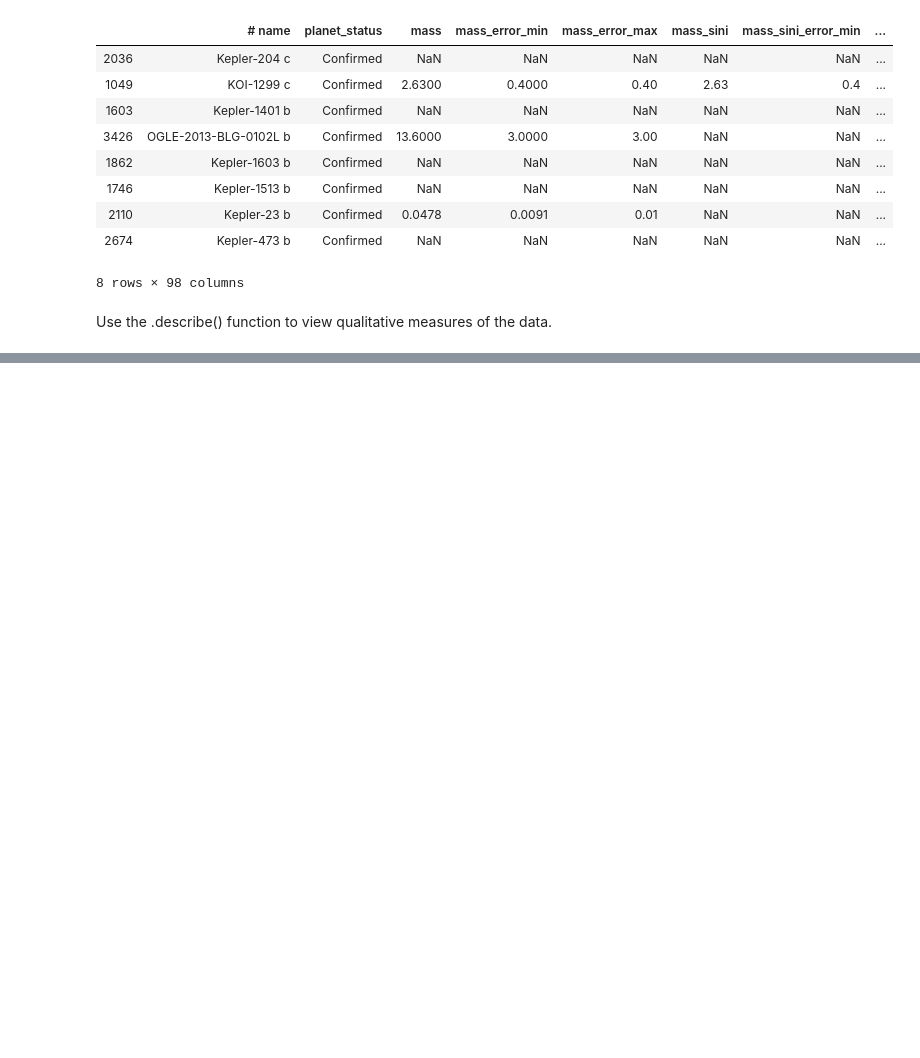
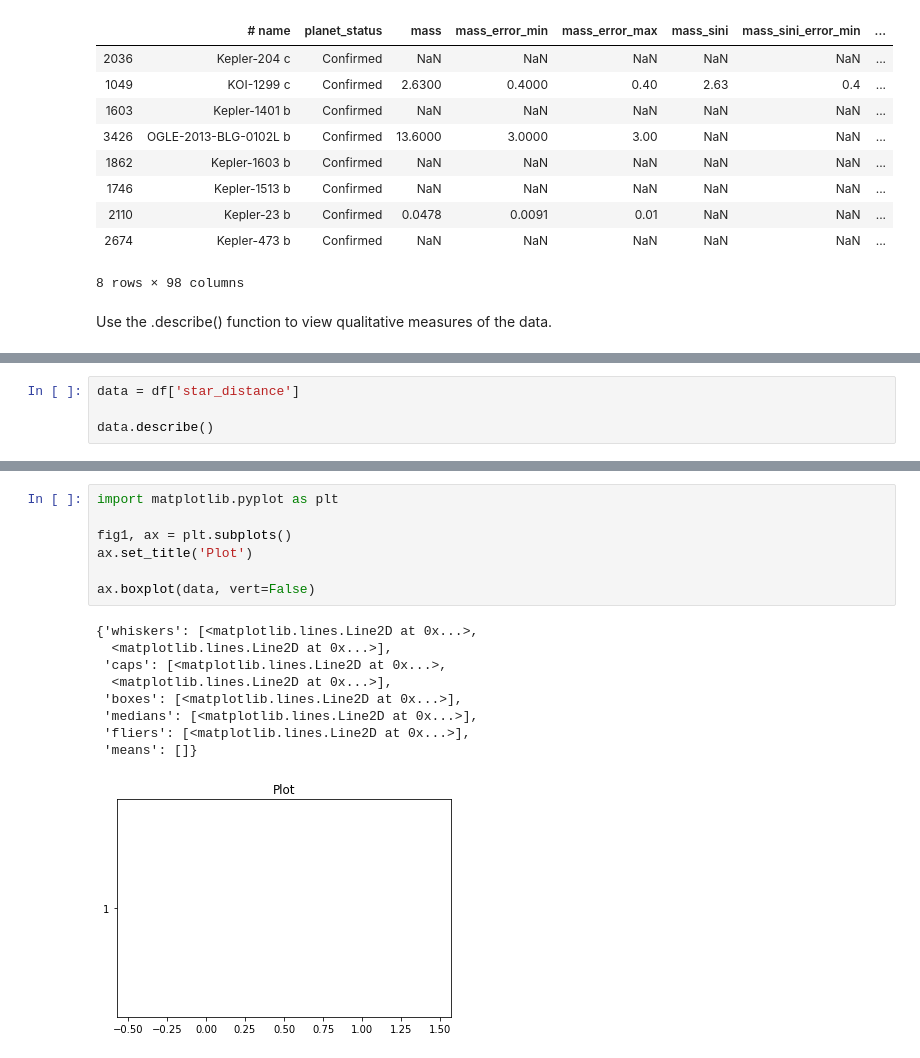
Before and after one commit to karenkathryn/blog-An_EDA_checklist, a Jupyter notebook: notebooks/Untitled.ipynb, the cells around one changed output, grey strips where cells are left out. Drawn from its saved outputs; the diff is of its cells as text; blank space fills up the shorter version.

Commit message:
add visualizations, box plot and heat map

```diff
--- a/notebooks/Untitled.ipynb
+++ b/notebooks/Untitled.ipynb
@@ -86,0 +113,4 @@ df.describe()
+# %%
+data = df['star_distance']
+
+data.describe()
@@ -86,0 +127,17 @@ df.describe()
+# %%
+import matplotlib.pyplot as plt
+
+fig1, ax = plt.subplots()
+ax.set_title('Plot')
+
+ax.boxplot(data, vert=False)
+# %% [output]
+{'whiskers': [<matplotlib.lines.Line2D at 0x...>,
+  <matplotlib.lines.Line2D at 0x...>],
+ 'caps': [<matplotlib.lines.Line2D at 0x...>,
+  <matplotlib.lines.Line2D at 0x...>],
+ 'boxes': [<matplotlib.lines.Line2D at 0x...>],
+ 'medians': [<matplotlib.lines.Line2D at 0x...>],
+ 'fliers': [<matplotlib.lines.Line2D at 0x...>],
+ 'means': []}
+[figure, added]
```
Also changed, not shown: parts of 8 cells of this notebook.
